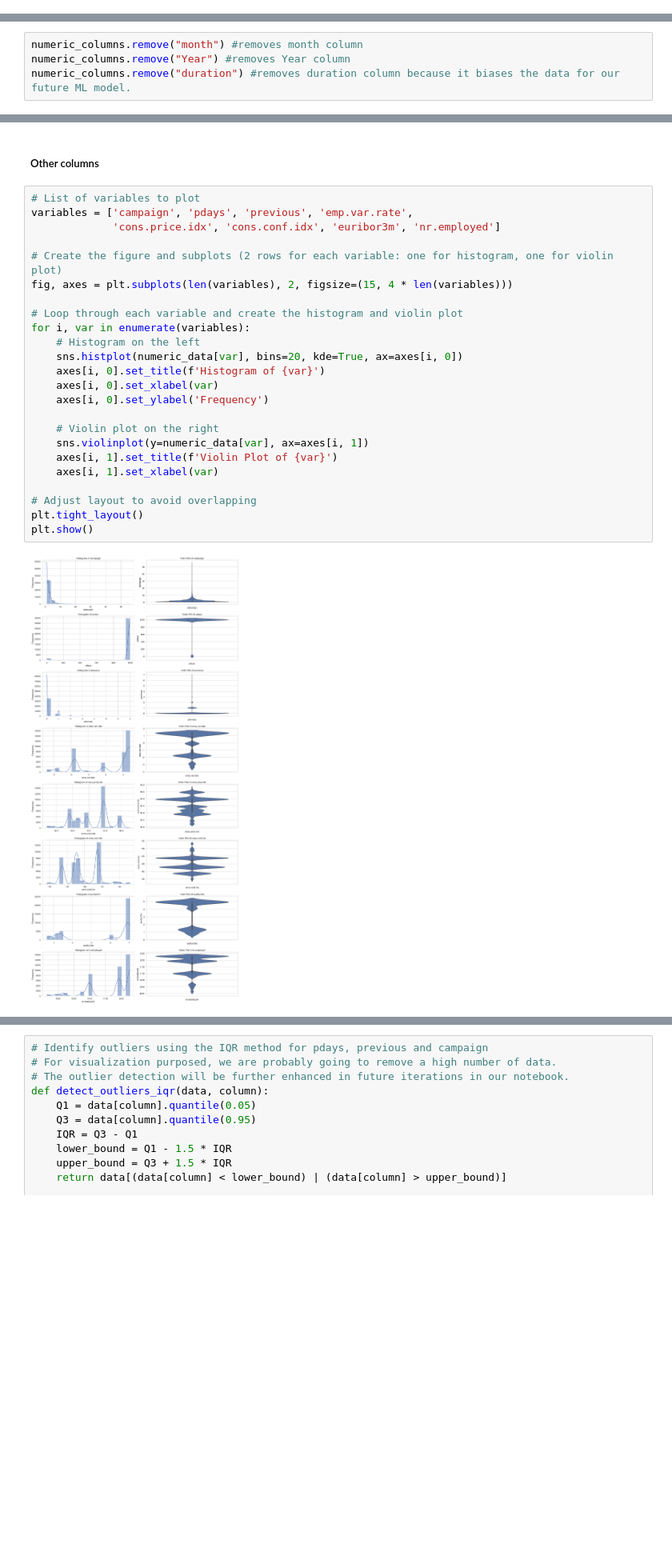
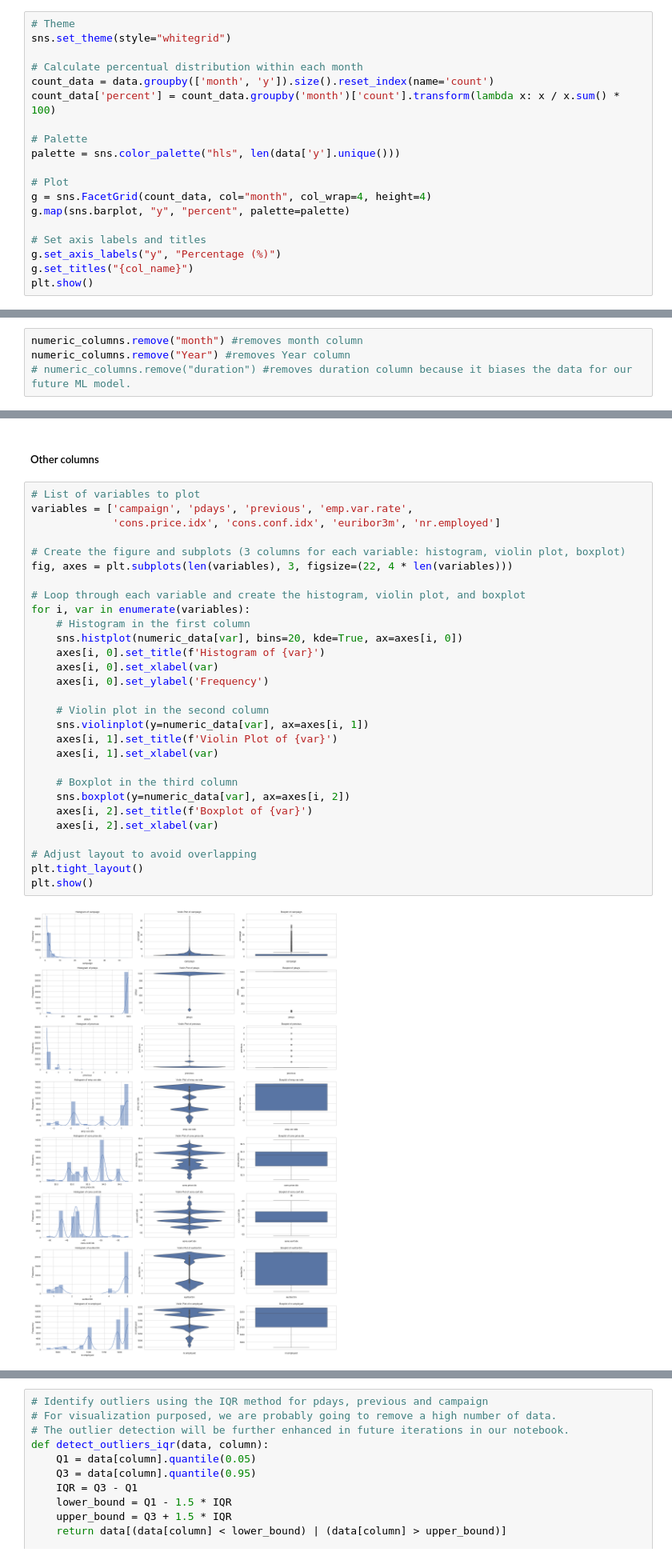
Before and after one commit to PostaElio/ICARO-Data-Science-Projects, a Jupyter notebook: Sprint_1/Sprint_1.ipynb, the cells around one changed output, grey strips where cells are left out. Shown at 80% size. Cells and saved outputs as stored; diff of their text form; blank space fills up the shorter version.

Commit message:
creé un índice para ordenar la notebook. Creé un par de visualizaciones más en categóricas y numéricas

```diff
--- a/Sprint_1/Sprint_1.ipynb
+++ b/Sprint_1/Sprint_1.ipynb
@@ -572,0 +489,19 @@ sns.catplot(x='marital', col='housing', kind='count', data=data) #hay que verlo
+# %%
+# Theme
+sns.set_theme(style="whitegrid")
+
+# Calculate percentual distribution within each month
+count_data = data.groupby(['month', 'y']).size().reset_index(name='count')
+count_data['percent'] = count_data.groupby('month')['count'].transform(lambda x: x / x.sum() * 100)
+
+# Palette
+palette = sns.color_palette("hls", len(data['y'].unique()))
+
+# Plot
+g = sns.FacetGrid(count_data, col="month", col_wrap=4, height=4)
+g.map(sns.barplot, "y", "percent", palette=palette)
+
+# Set axis labels and titles
+g.set_axis_labels("y", "Percentage (%)")
+g.set_titles("{col_name}")
+plt.show()
@@ -603,5 +607,5 @@ However, there are some variables that even though they have the "numerical" typ
 # %%
 numeric_columns.remove("month") #removes month column
 numeric_columns.remove("Year") #removes Year column
-numeric_columns.remove("duration") #removes duration column because it biases the data for our future ML model.
+# numeric_columns.remove("duration") #removes duration column because it biases the data for our future ML model.
 # %% [markdown]
@@ -650,29 +654,34 @@ plt.show()
 # %%
 # List of variables to plot
 variables = ['campaign', 'pdays', 'previous', 'emp.var.rate',
              'cons.price.idx', 'cons.conf.idx', 'euribor3m', 'nr.employed']
 
-# Create the figure and subplots (2 rows for each variable: one for histogram, one for violin plot)
-fig, axes = plt.subplots(len(variables), 2, figsize=(15, 4 * len(variables)))
+# Create the figure and subplots (3 columns for each variable: histogram, violin plot, boxplot)
+fig, axes = plt.subplots(len(variables), 3, figsize=(22, 4 * len(variables)))
 
-# Loop through each variable and create the histogram and violin plot
+# Loop through each variable and create the histogram, violin plot, and boxplot
 for i, var in enumerate(variables):
-    # Histogram on the left
+    # Histogram in the first column
     sns.histplot(numeric_data[var], bins=20, kde=True, ax=axes[i, 0])
     axes[i, 0].set_title(f'Histogram of {var}')
     axes[i, 0].set_xlabel(var)
     axes[i, 0].set_ylabel('Frequency')
 
-    # Violin plot on the right
+    # Violin plot in the second column
     sns.violinplot(y=numeric_data[var], ax=axes[i, 1])
     axes[i, 1].set_title(f'Violin Plot of {var}')
     axes[i, 1].set_xlabel(var)
 
+    # Boxplot in the third column
+    sns.boxplot(y=numeric_data[var], ax=axes[i, 2])
+    axes[i, 2].set_title(f'Boxplot of {var}')
+    axes[i, 2].set_xlabel(var)
+
 # Adjust layout to avoid overlapping
 plt.tight_layout()
 plt.show()
 # %% [output]
-[figure, old version]
+[figure, new version]
 # %% [markdown]
 We can see that the other variables are numerical and have a low number of unique values. However, they should still be treated as numerical because they represent rates with quantitative significance that can vary over time.
 
```
Also changed, not shown: parts of 64 cells of this notebook.
